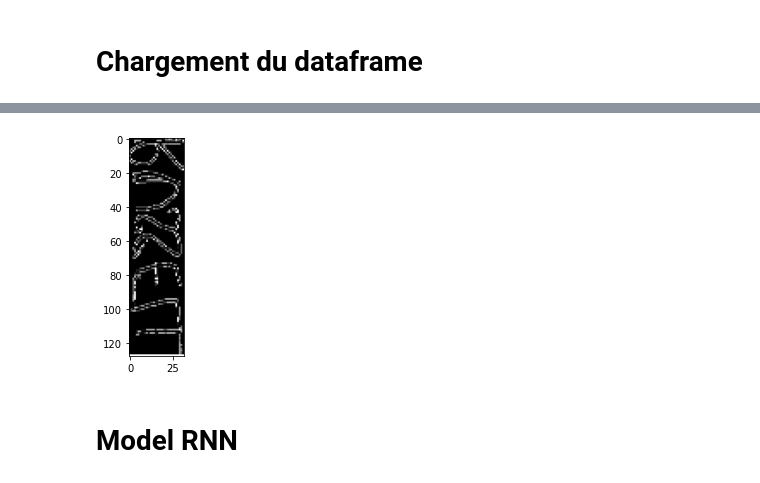
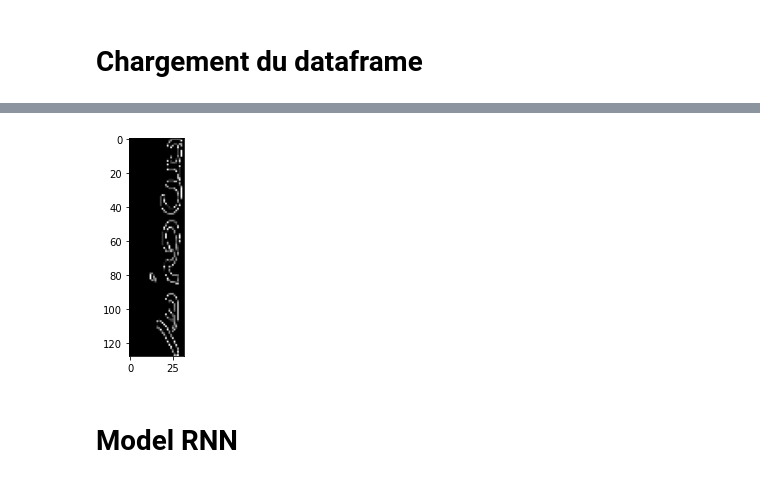
Before and after one commit to sfc-gh-zblackwood/OCRPyMan, a Jupyter notebook: notebooks/Letters_detection_batch_Tensorflowy.ipynb, the cells around one changed output, grey strips where cells are left out. Saved outputs shown, nothing was run; the diff lists cells and outputs as text; code cells hidden in the pictures.

```diff
--- a/notebooks/Letters_detection_batch_Tensorflowy.ipynb
+++ b/notebooks/Letters_detection_batch_Tensorflowy.ipynb
@@ -55,7 +55,7 @@ np_config.enable_numpy_behavior()
 x, y = next(iter(dataset_train))
 x[0].shape
 
-tmp = x[0]
+tmp = x[10]
 # tmp = tf.squeeze(tmp, axis=2)
 # tmp = np.swapaxes(tmp, 0, 1)
 # tmp = tmp.reshape(128,32)
@@ -64,4 +66,4 @@ plt.imshow(tmp , cmap='gray');  # .reshape(rss.img_size)
-[figure, old version]
+[figure, new version]
 # %% [markdown]
 # Model RNN
 # %% [markdown]
```
Also changed, not shown: parts of 1 cell of this notebook, 1 other file.
